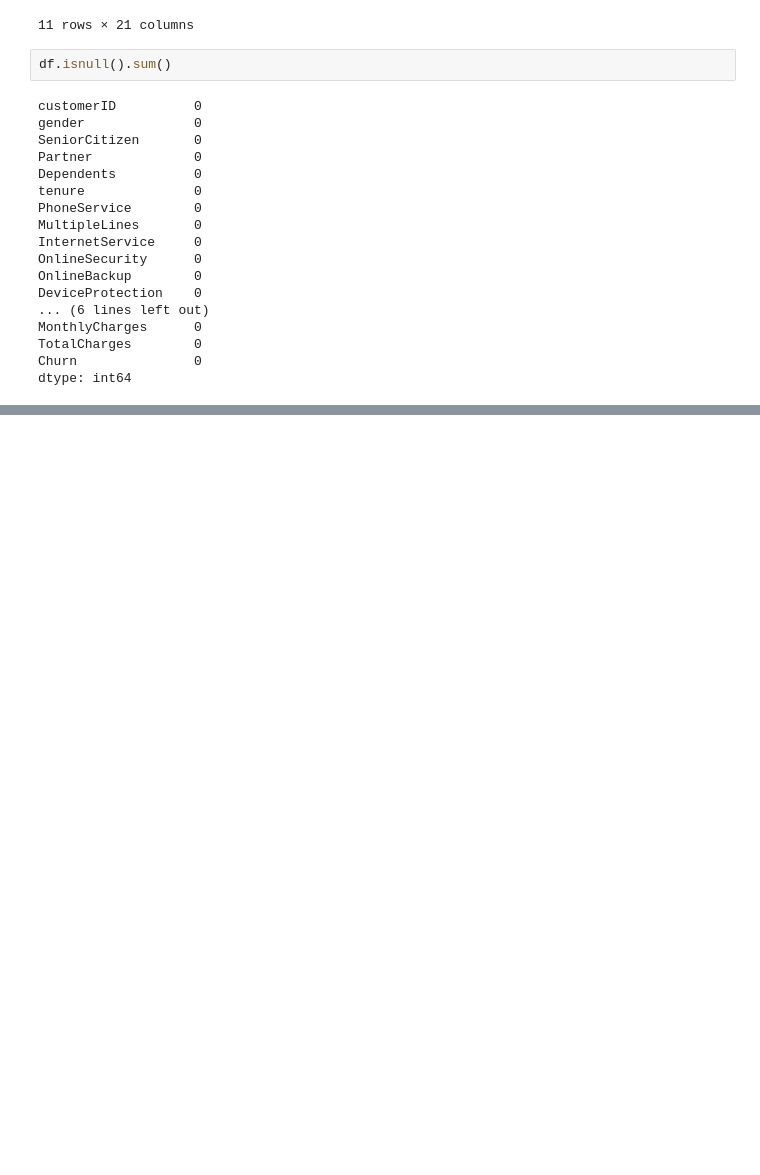
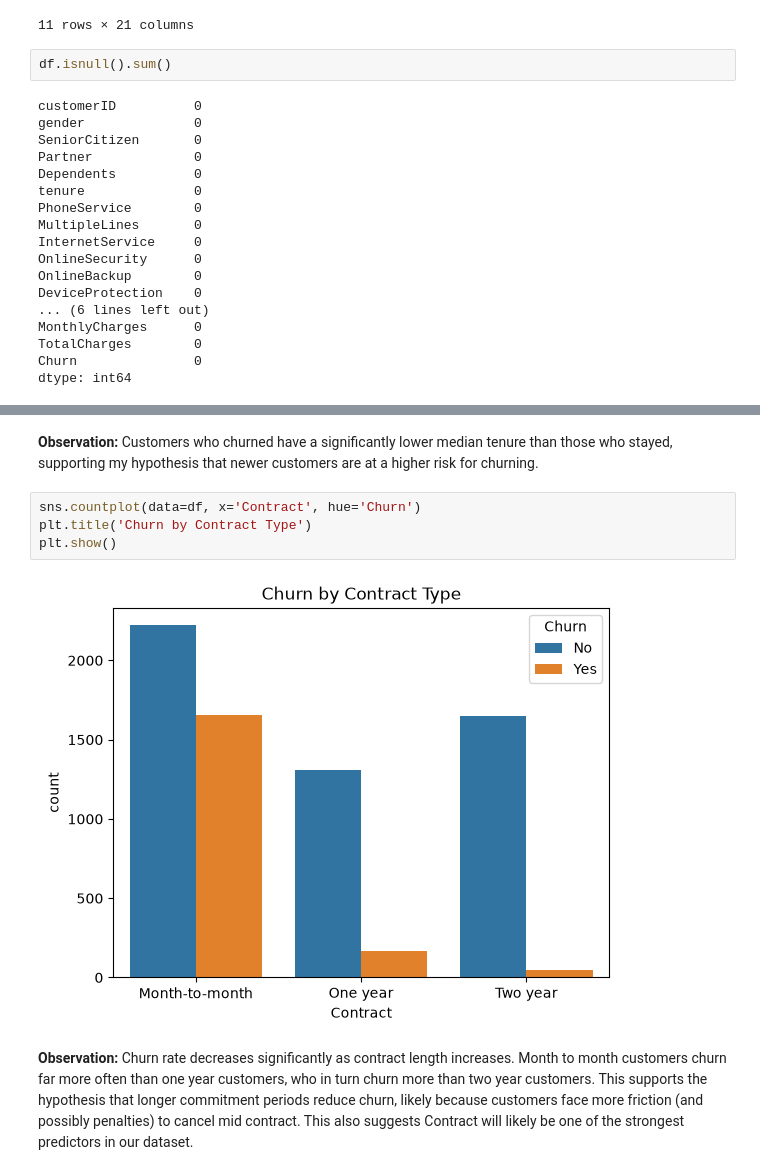
Before and after one commit to spencerbetchey/customer-churn-prediction, a Jupyter notebook: notebooks/01_data_exploration.ipynb, the cells around one changed output, grey strips where cells are left out. Cells and saved outputs as stored; diff of their text form; blank space fills up the shorter version.

```diff
--- a/notebooks/01_data_exploration.ipynb
+++ b/notebooks/01_data_exploration.ipynb
@@ -74,0 +90,11 @@ dtype: int64
+# %% [markdown]
+**Observation:** Customers who churned have a significantly lower median tenure than those who stayed,
+supporting my hypothesis that newer customers are at a higher risk for churning.
+# %%
+sns.countplot(data=df, x='Contract', hue='Churn')
+plt.title('Churn by Contract Type')
+plt.show()
+# %% [output]
+[figure, added]
+# %% [markdown]
+**Observation:** Churn rate decreases significantly as contract length increases. Month to month customers churn far more often than one year customers, who in turn churn more than two year customers. This supports the hypothesis that longer commitment periods reduce churn, likely because customers face more friction (and possibly penalties) to cancel mid contract. This also suggests Contract will likely be one of the strongest predictors in our dataset.
```
Also changed, not shown: parts of 2 cells of this notebook.
